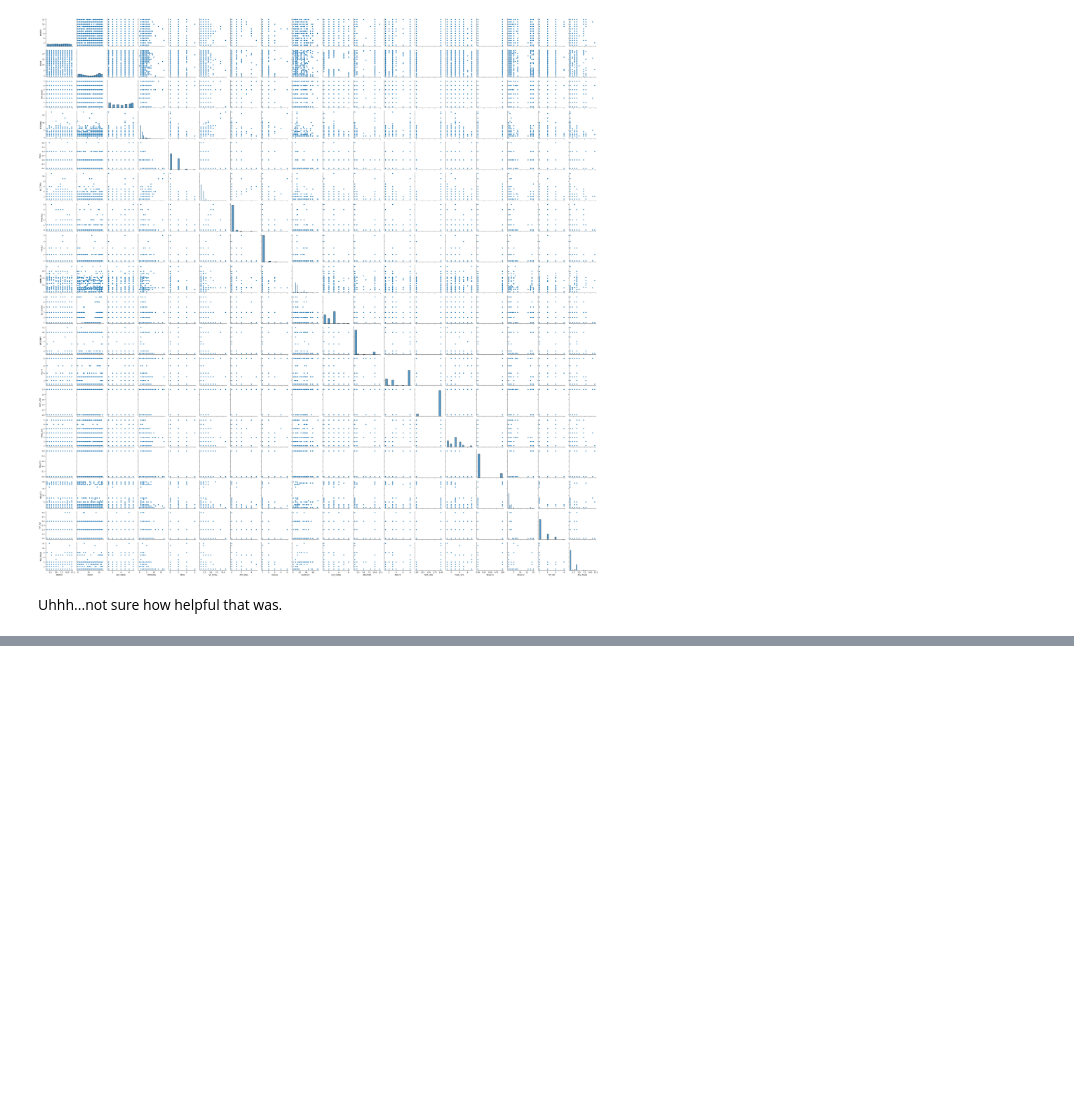
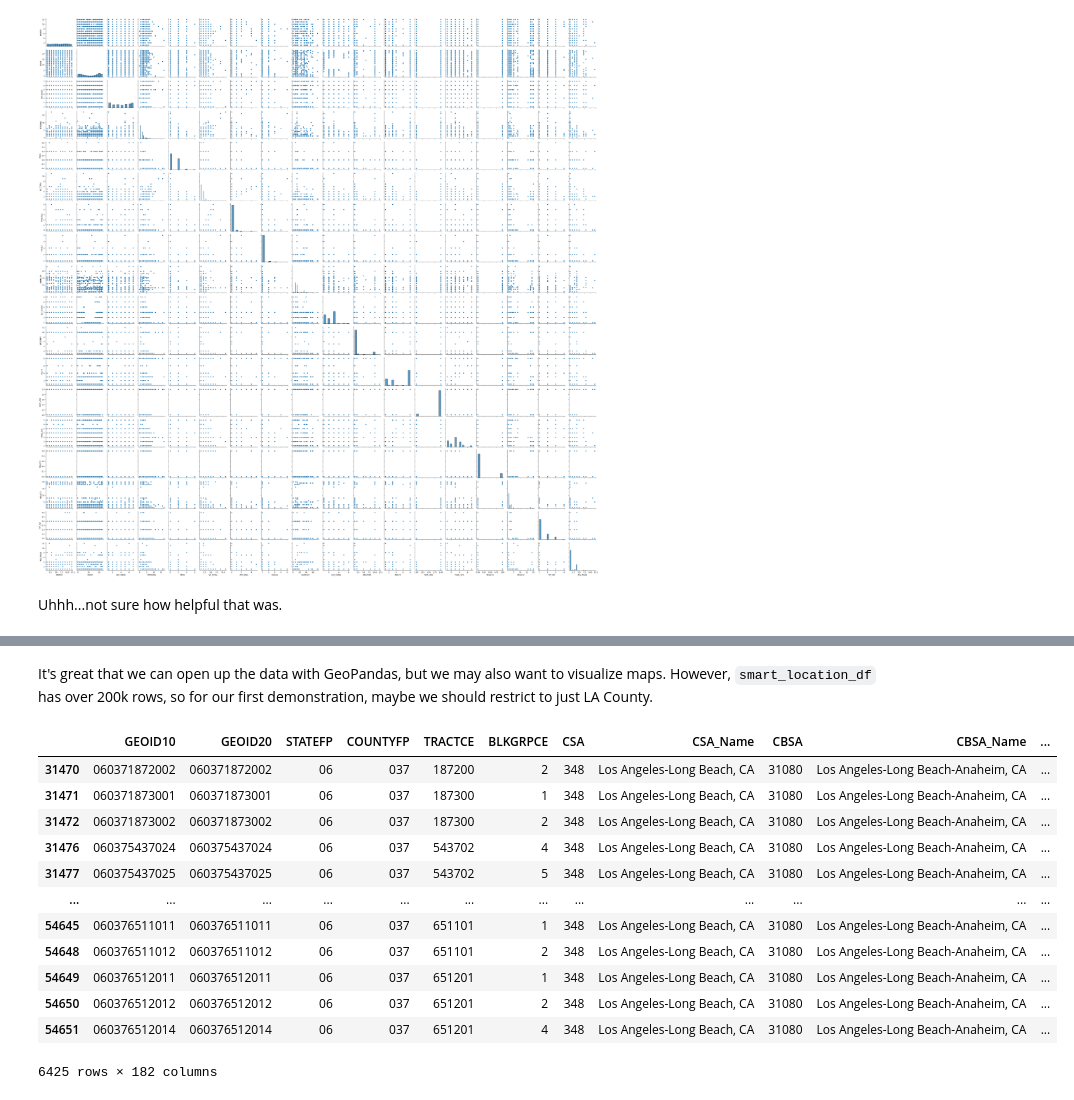
Before and after one commit to Arcturus816/Impact-of-Built-Environment, a Jupyter notebook: code/eda.ipynb, the cells around one changed output, grey strips where cells are left out. Saved outputs shown, nothing was run; the diff lists cells and outputs as text; code cells hidden in the pictures; blank space fills up the shorter version.

```diff
--- a/code/eda.ipynb
+++ b/code/eda.ipynb
@@ -1003,0 +1080,20 @@ Uhhh...not sure how helpful that was.
+# %% [markdown]
+It's great that we can open up the data with GeoPandas, but we may also want to visualize maps.
+However, `smart_location_df` has over 200k rows, so for our first demonstration, maybe we should restrict to just LA County.
+# %%
+los_angeles_df = smart_location_df[(smart_location_df['COUNTYFP'] == "037") & (smart_location_df['STATEFP'] == "06")]
+los_angeles_df
+# %% [output]
+|  | GEOID10 | GEOID20 | STATEFP | COUNTYFP | TRACTCE | BLKGRPCE | CSA | CSA_Name | CBSA | CBSA_Name | ... |
+| 31470 | 060371872002 | 060371872002 | 06 | 037 | 187200 | 2 | 348 | Los Angeles-Long Beach, CA | 31080 | Los Angeles-Long Beach-Anaheim, CA | ... |
+| 31471 | 060371873001 | 060371873001 | 06 | 037 | 187300 | 1 | 348 | Los Angeles-Long Beach, CA | 31080 | Los Angeles-Long Beach-Anaheim, CA | ... |
+| 31472 | 060371873002 | 060371873002 | 06 | 037 | 187300 | 2 | 348 | Los Angeles-Long Beach, CA | 31080 | Los Angeles-Long Beach-Anaheim, CA | ... |
+| 31476 | 060375437024 | 060375437024 | 06 | 037 | 543702 | 4 | 348 | Los Angeles-Long Beach, CA | 31080 | Los Angeles-Long Beach-Anaheim, CA | ... |
+| 31477 | 060375437025 | 060375437025 | 06 | 037 | 543702 | 5 | 348 | Los Angeles-Long Beach, CA | 31080 | Los Angeles-Long Beach-Anaheim, CA | ... |
+| ... | ... | ... | ... | ... | ... | ... | ... | ... | ... | ... | ... |
+| 54645 | 060376511011 | 060376511011 | 06 | 037 | 651101 | 1 | 348 | Los Angeles-Long Beach, CA | 31080 | Los Angeles-Long Beach-Anaheim, CA | ... |
+| 54648 | 060376511012 | 060376511012 | 06 | 037 | 651101 | 2 | 348 | Los Angeles-Long Beach, CA | 31080 | Los Angeles-Long Beach-Anaheim, CA | ... |
+| 54649 | 060376512011 | 060376512011 | 06 | 037 | 651201 | 1 | 348 | Los Angeles-Long Beach, CA | 31080 | Los Angeles-Long Beach-Anaheim, CA | ... |
+| 54650 | 060376512012 | 060376512012 | 06 | 037 | 651201 | 2 | 348 | Los Angeles-Long Beach, CA | 31080 | Los Angeles-Long Beach-Anaheim, CA | ... |
+| 54651 | 060376512014 | 060376512014 | 06 | 037 | 651201 | 4 | 348 | Los Angeles-Long Beach, CA | 31080 | Los Angeles-Long Beach-Anaheim, CA | ... |
+6425 rows × 182 columns
```
Also changed, not shown: parts of 13 cells of this notebook.
